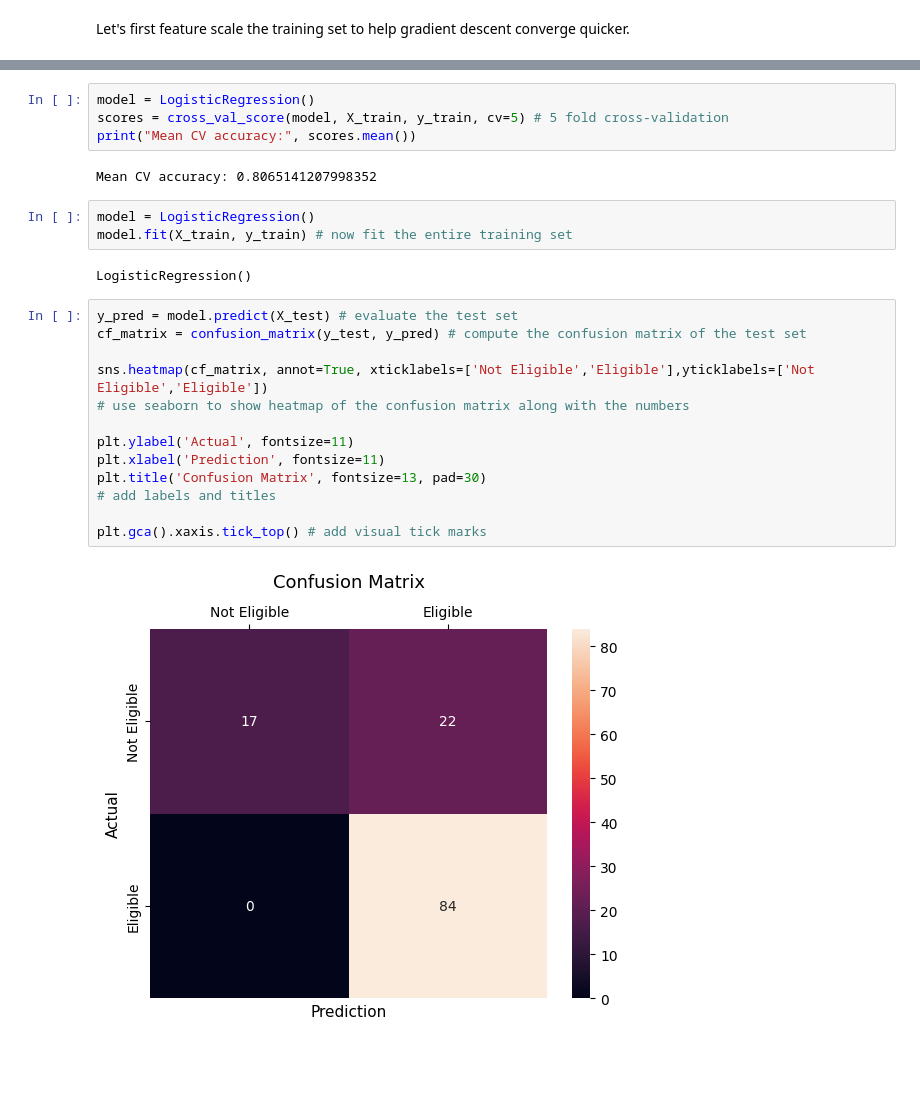
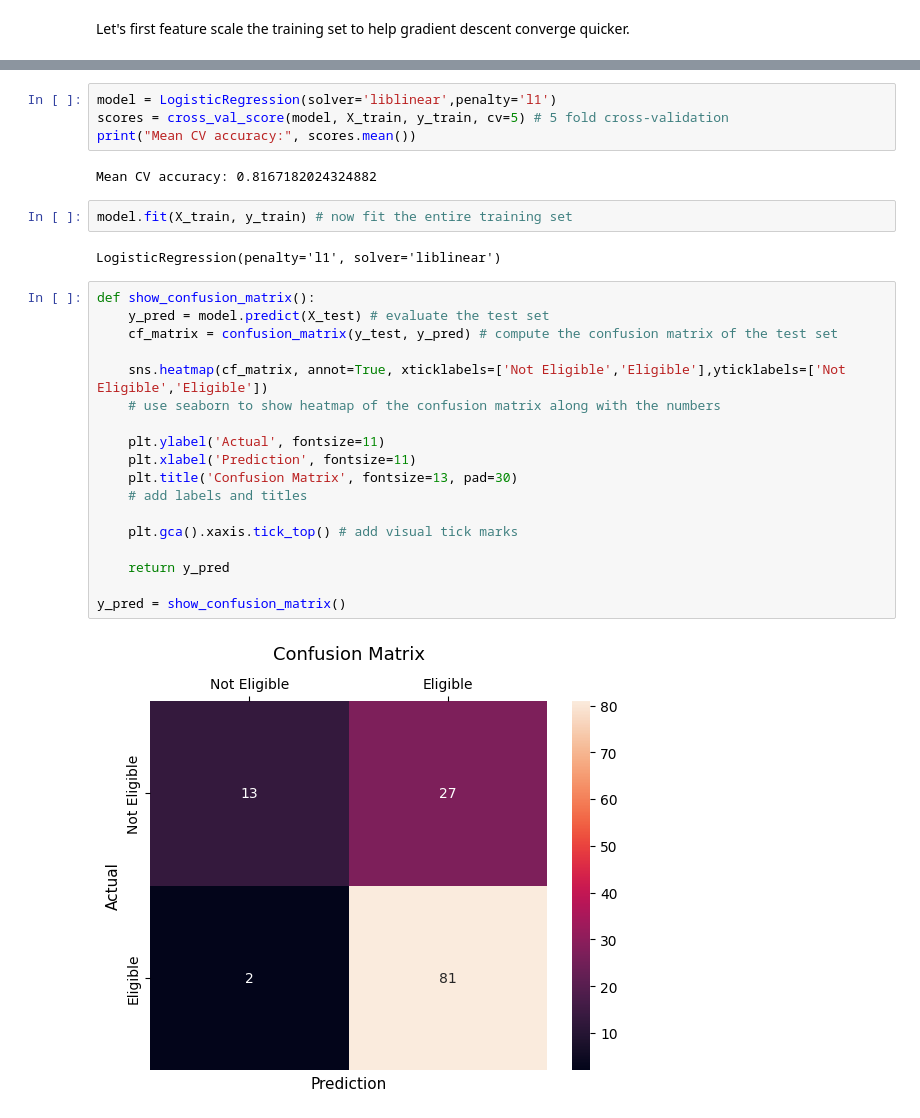
Before and after one commit to LoneCoder21/Loan-Eligibility, a Jupyter notebook: loaneligibility.ipynb, the cells around one changed output, grey strips where cells are left out. Cells and saved outputs as stored; diff of their text form; blank space fills up the shorter version.

```diff
--- a/loaneligibility.ipynb
+++ b/loaneligibility.ipynb
@@ -411,29 +411,33 @@ X_train.head() # show scaled features
 # %%
-model = LogisticRegression()
+model = LogisticRegression(solver='liblinear',penalty='l1')
 scores = cross_val_score(model, X_train, y_train, cv=5) # 5 fold cross-validation
 print("Mean CV accuracy:", scores.mean())
 # %% [output]
-Mean CV accuracy: 0.8065141207998352
+Mean CV accuracy: 0.8167182024324882
 # %%
-model = LogisticRegression()
 model.fit(X_train, y_train) # now fit the entire training set
 # %% [output]
-LogisticRegression()
+LogisticRegression(penalty='l1', solver='liblinear')
 # %%
-y_pred = model.predict(X_test) # evaluate the test set
-cf_matrix = confusion_matrix(y_test, y_pred) # compute the confusion matrix of the test set
+def show_confusion_matrix():
+    y_pred = model.predict(X_test) # evaluate the test set
+    cf_matrix = confusion_matrix(y_test, y_pred) # compute the confusion matrix of the test set
 
-sns.heatmap(cf_matrix, annot=True, xticklabels=['Not Eligible','Eligible'],yticklabels=['Not Eligible','Eligible'])
-# use seaborn to show heatmap of the confusion matrix along with the numbers
+    sns.heatmap(cf_matrix, annot=True, xticklabels=['Not Eligible','Eligible'],yticklabels=['Not Eligible','Eligible'])
+    # use seaborn to show heatmap of the confusion matrix along with the numbers
 
-plt.ylabel('Actual', fontsize=11)
-plt.xlabel('Prediction', fontsize=11)
-plt.title('Confusion Matrix', fontsize=13, pad=30)
-# add labels and titles
+    plt.ylabel('Actual', fontsize=11)
+    plt.xlabel('Prediction', fontsize=11)
+    plt.title('Confusion Matrix', fontsize=13, pad=30)
+    # add labels and titles
 
-plt.gca().xaxis.tick_top() # add visual tick marks
+    plt.gca().xaxis.tick_top() # add visual tick marks
+
+    return y_pred
+
+y_pred = show_confusion_matrix()
 # %% [output]
-[figure, old version]
+[figure, new version]
 # %%
 print(classification_report(y_test, y_pred)) # show summary report
 # %% [output]
```
Also changed, not shown: parts of 15 cells of this notebook.
